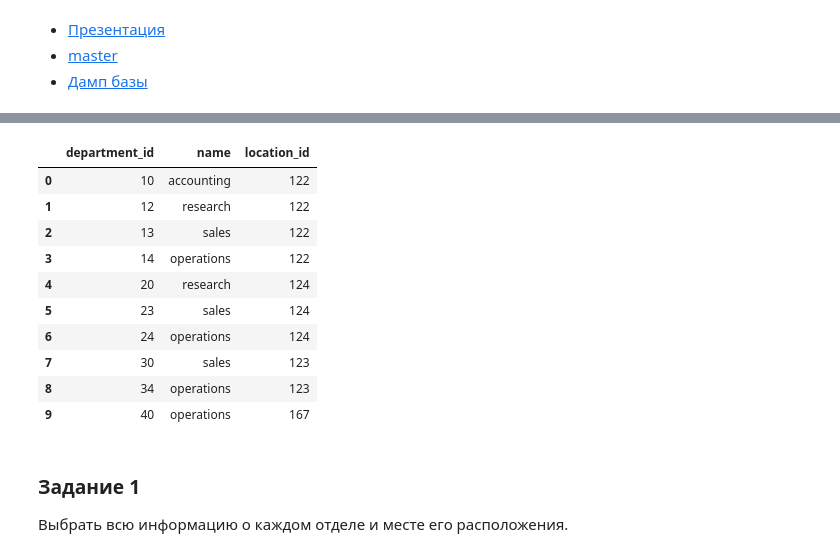
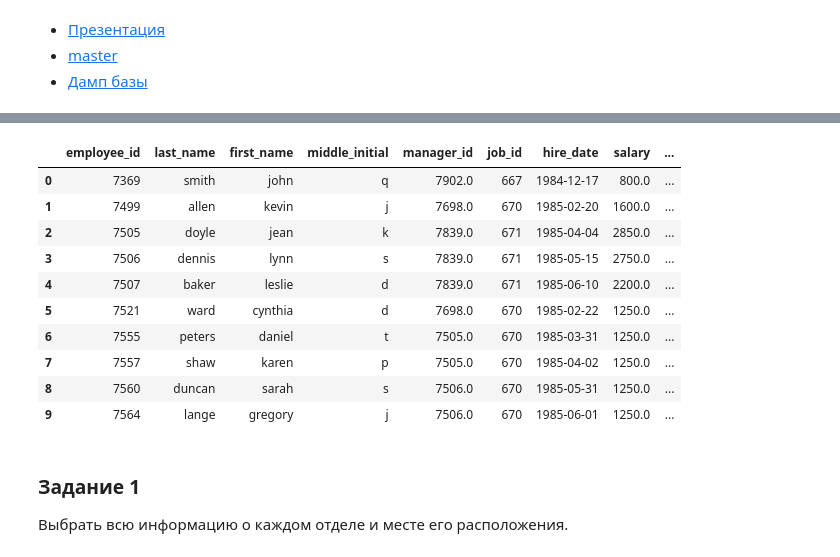
Before and after one commit to theysee/sberbank_reboot, a Jupyter notebook: Поток_3_Практика_к_занятию_5.ipynb, the cells around one changed output, grey strips where cells are left out. Drawn from its saved outputs; the diff is of its cells as text; code cells hidden in the pictures.

```diff
--- a/Поток_3_Практика_к_занятию_5.ipynb
+++ b/Поток_3_Практика_к_занятию_5.ipynb
@@ -36,19 +33,19 @@ DB_USER_PASSWORD = 'student_12'
 DB_NAME = 'sample_db'
 # %%
 conn = pymysql.connect(DB_HOST, DB_USER, DB_USER_PASSWORD, DB_NAME)
-pd.read_sql_query("select * from department", conn).head(10)
+pd.read_sql_query("select * from employee", conn).head(10)
 # %% [output]
-|  | department_id | name | location_id |
-| 0 | 10 | accounting | 122 |
-| 1 | 12 | research | 122 |
-| 2 | 13 | sales | 122 |
-| 3 | 14 | operations | 122 |
-| 4 | 20 | research | 124 |
-| 5 | 23 | sales | 124 |
-| 6 | 24 | operations | 124 |
-| 7 | 30 | sales | 123 |
-| 8 | 34 | operations | 123 |
-| 9 | 40 | operations | 167 |
+|  | employee_id | last_name | first_name | middle_initial | manager_id | job_id | hire_date | salary | ... |
+| 0 | 7369 | smith | john | q | 7902.0 | 667 | 1984-12-17 | 800.0 | ... |
+| 1 | 7499 | allen | kevin | j | 7698.0 | 670 | 1985-02-20 | 1600.0 | ... |
+| 2 | 7505 | doyle | jean | k | 7839.0 | 671 | 1985-04-04 | 2850.0 | ... |
+| 3 | 7506 | dennis | lynn | s | 7839.0 | 671 | 1985-05-15 | 2750.0 | ... |
+| 4 | 7507 | baker | leslie | d | 7839.0 | 671 | 1985-06-10 | 2200.0 | ... |
+| 5 | 7521 | ward | cynthia | d | 7698.0 | 670 | 1985-02-22 | 1250.0 | ... |
+| 6 | 7555 | peters | daniel | t | 7505.0 | 670 | 1985-03-31 | 1250.0 | ... |
+| 7 | 7557 | shaw | karen | p | 7505.0 | 670 | 1985-04-02 | 1250.0 | ... |
+| 8 | 7560 | duncan | sarah | s | 7506.0 | 670 | 1985-05-31 | 1250.0 | ... |
+| 9 | 7564 | lange | gregory | j | 7506.0 | 670 | 1985-06-01 | 1250.0 | ... |
 # %% [markdown]
 ### Задание 1
 Выбрать всю информацию о каждом отделе и месте его расположения.
```
Also changed, not shown: parts of 6 cells of this notebook.
